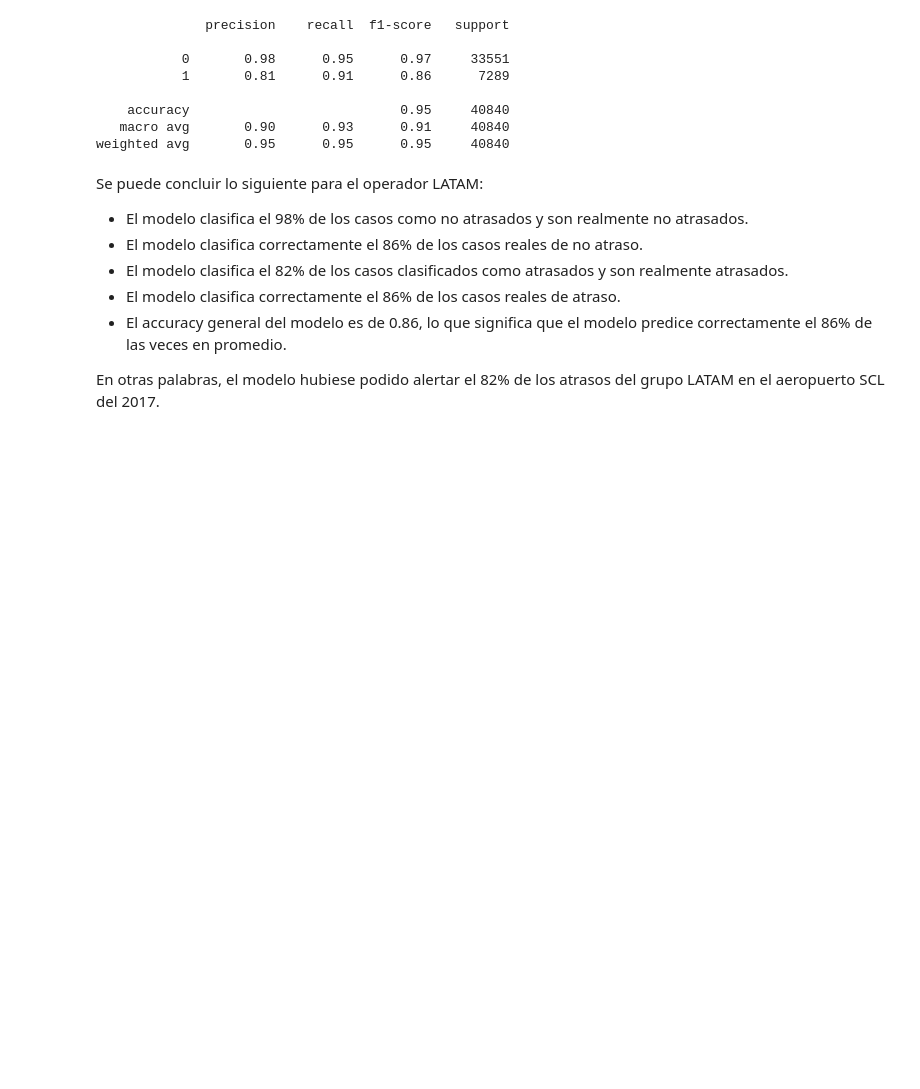
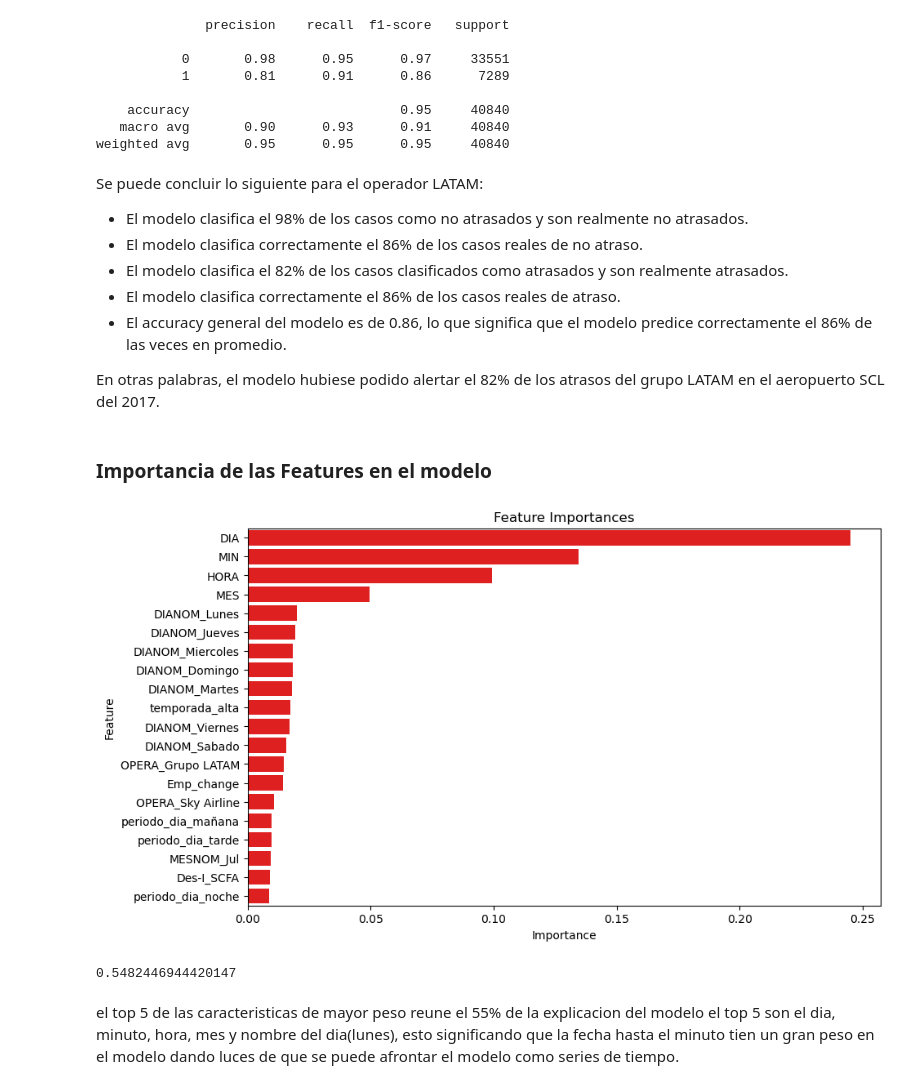
Before and after one commit to frandak2/latam_airlines, a Jupyter notebook: notebooks/1.0-fmh-initial-data-exploration.ipynb, the cells around one changed output. Drawn from its saved outputs; the diff is of its cells as text; code cells hidden in the pictures; blank space fills up the shorter version.

Commit message:
feature importances DONE

```diff
--- a/notebooks/1.0-fmh-initial-data-exploration.ipynb
+++ b/notebooks/1.0-fmh-initial-data-exploration.ipynb
@@ -1110,3 +1026,5 @@ Se puede concluir lo siguiente  para el operador LATAM:
 - El accuracy general del modelo es de 0.86, lo que significa que el modelo predice correctamente el 86% de las veces en promedio.
 
 En otras palabras, el modelo hubiese podido alertar el 82% de los atrasos del grupo LATAM en el aeropuerto SCL del 2017.
+# %% [markdown]
+### Importancia de las Features en el modelo
@@ -1112,0 +1038,28 @@ En otras palabras, el modelo hubiese podido alertar el 82% de los atrasos del gr
+# %%
+pipe = get_model('model_balanced_over.pkl')
+# %%
+feature_names = pipe['preprocessor'].get_feature_names_out()
+feature_names = list(map(lambda x: x.split('__'), feature_names))
+feature_names = [elem[1] for elem in feature_names]
+
+# create a DataFrame with feature names and importances
+feature_importances = pd.DataFrame(zip(feature_names, pipe['model'].feature_importances_), columns=['feature', 'importance'])
+
+# sort features by importance in descending order
+feature_importances = feature_importances.sort_values('importance', ascending=False)
+
+# plot feature importances using a horizontal bar plot
+plt.figure(figsize=(10, 6))
+sns.barplot(x='importance', y='feature', data=feature_importances.head(20), color='red')
+plt.xlabel('Importance')
+plt.ylabel('Feature')
+plt.title('Feature Importances')
+plt.show()
+# %% [output]
+[figure, added]
+# %%
+feature_importances['importance'].head(5).sum()
+# %% [output]
+0.5482446944420147
+# %% [markdown]
+el top 5 de las caracteristicas de mayor peso reune el 55% de la explicacion del modelo el top 5 son el dia, minuto, hora, mes y nombre del dia(lunes), esto significando que la fecha hasta el minuto tien un gran peso en el modelo dando luces de que se puede afrontar el modelo como series de tiempo.
```
Also changed, not shown: parts of 15 cells of this notebook, 1 other file.
